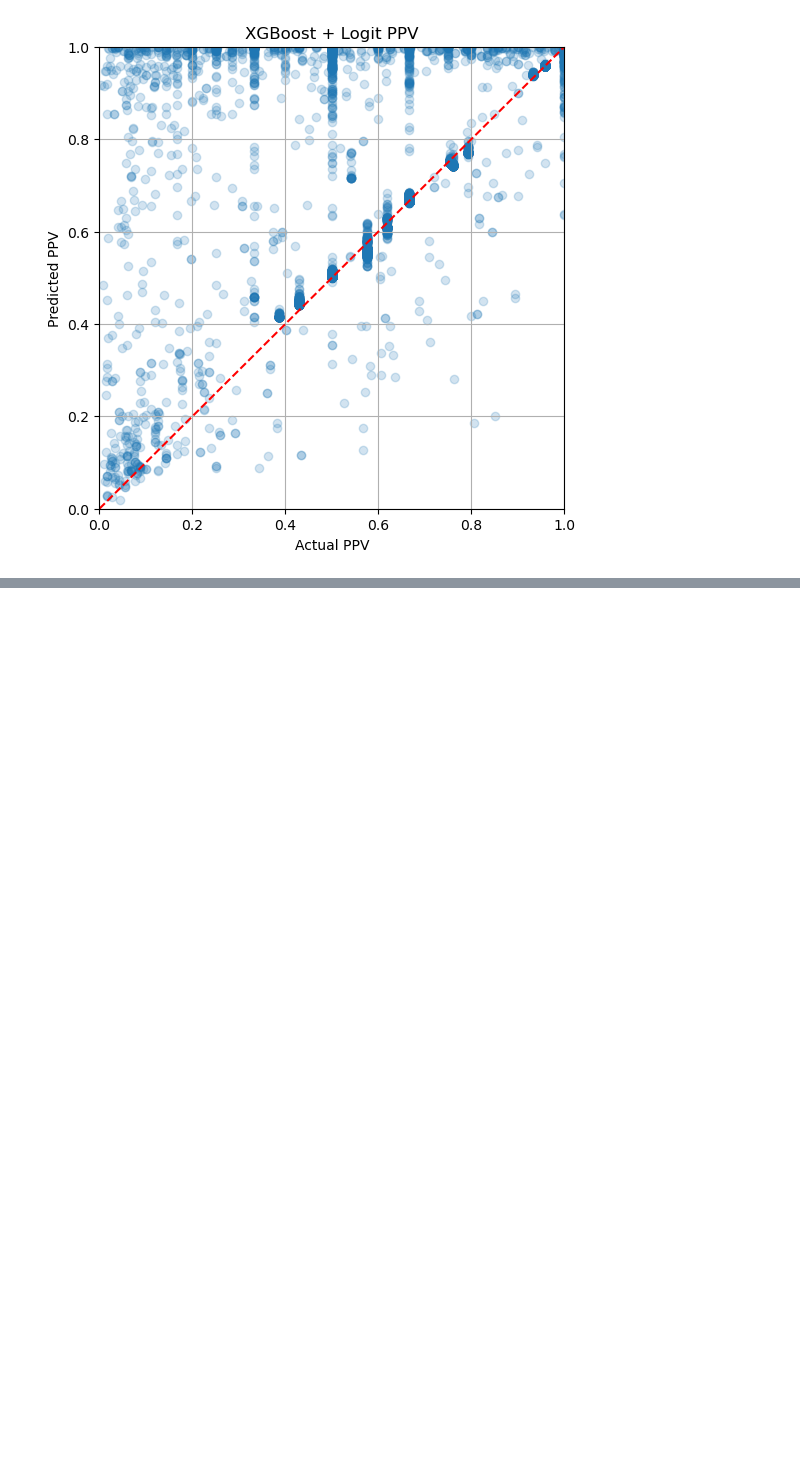
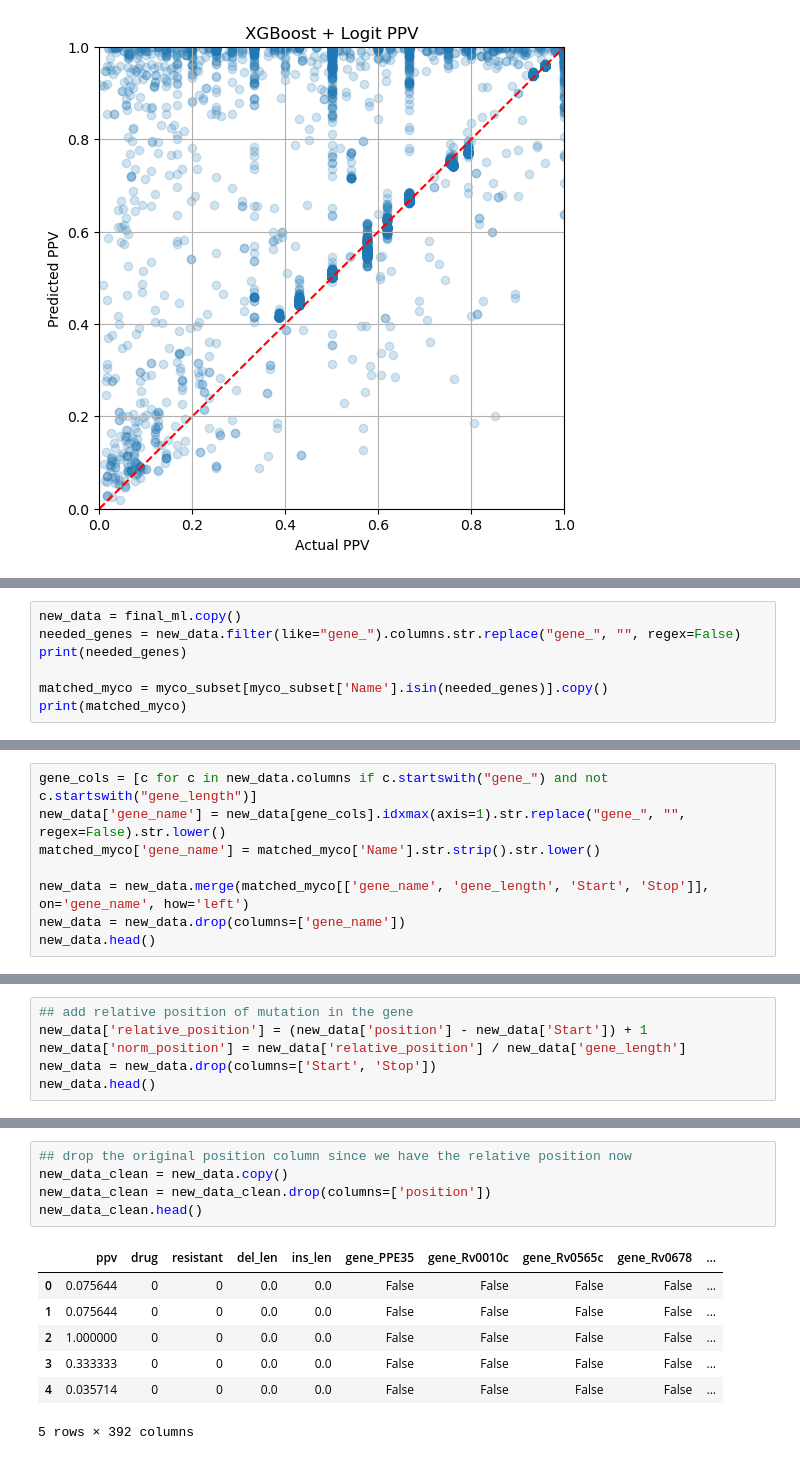
Before and after one commit to ibonomi-MSSE/277B-Final-Project, a Jupyter notebook: model_exploration_genomicPositions_PPV_mutation.ipynb, the cells around one changed output, grey strips where cells are left out. Cells and saved outputs as stored; diff of their text form; blank space fills up the shorter version.

```diff
--- a/model_exploration_genomicPositions_PPV_mutation.ipynb
+++ b/model_exploration_genomicPositions_PPV_mutation.ipynb
@@ -789,0 +942,7 @@ plt.show()
+# %%
+new_data = final_ml.copy()
+needed_genes = new_data.filter(like="gene_").columns.str.replace("gene_", "", regex=False)
+print(needed_genes)
+
+matched_myco = myco_subset[myco_subset['Name'].isin(needed_genes)].copy()
+print(matched_myco)
@@ -789,0 +967,8 @@ plt.show()
+# %%
+gene_cols = [c for c in new_data.columns if c.startswith("gene_") and not c.startswith("gene_length")]
+new_data['gene_name'] = new_data[gene_cols].idxmax(axis=1).str.replace("gene_", "", regex=False).str.lower()
+matched_myco['gene_name'] = matched_myco['Name'].str.strip().str.lower()
+
+new_data = new_data.merge(matched_myco[['gene_name', 'gene_length', 'Start', 'Stop']], on='gene_name', how='left')
+new_data = new_data.drop(columns=['gene_name'])
+new_data.head()
@@ -789,0 +983,6 @@ plt.show()
+# %%
+## add relative position of mutation in the gene
+new_data['relative_position'] = (new_data['position'] - new_data['Start']) + 1
+new_data['norm_position'] = new_data['relative_position'] / new_data['gene_length']
+new_data = new_data.drop(columns=['Start', 'Stop'])
+new_data.head()
@@ -789,0 +1011,13 @@ plt.show()
+# %%
+## drop the original position column since we have the relative position now
+new_data_clean = new_data.copy()
+new_data_clean = new_data_clean.drop(columns=['position'])
+new_data_clean.head()
+# %% [output]
+|  | ppv | drug | resistant | del_len | ins_len | gene_PPE35 | gene_Rv0010c | gene_Rv0565c | gene_Rv0678 | ... |
+| 0 | 0.075644 | 0 | 0 | 0.0 | 0.0 | False | False | False | False | ... |
+| 1 | 0.075644 | 0 | 0 | 0.0 | 0.0 | False | False | False | False | ... |
+| 2 | 1.000000 | 0 | 0 | 0.0 | 0.0 | False | False | False | False | ... |
+| 3 | 0.333333 | 0 | 0 | 0.0 | 0.0 | False | False | False | False | ... |
+| 4 | 0.035714 | 0 | 0 | 0.0 | 0.0 | False | False | False | False | ... |
+5 rows × 392 columns
```
Also changed, not shown: parts of 18 cells of this notebook, 1 other file.
